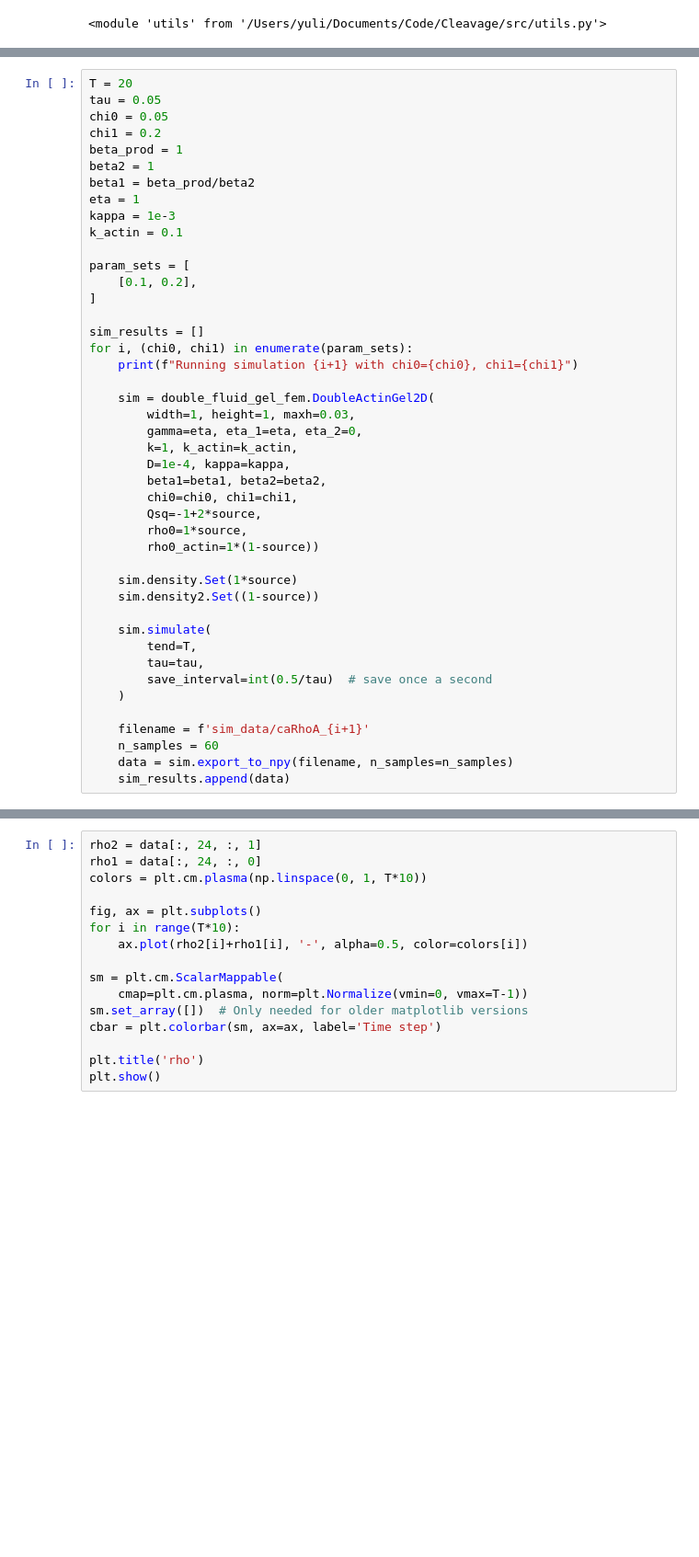
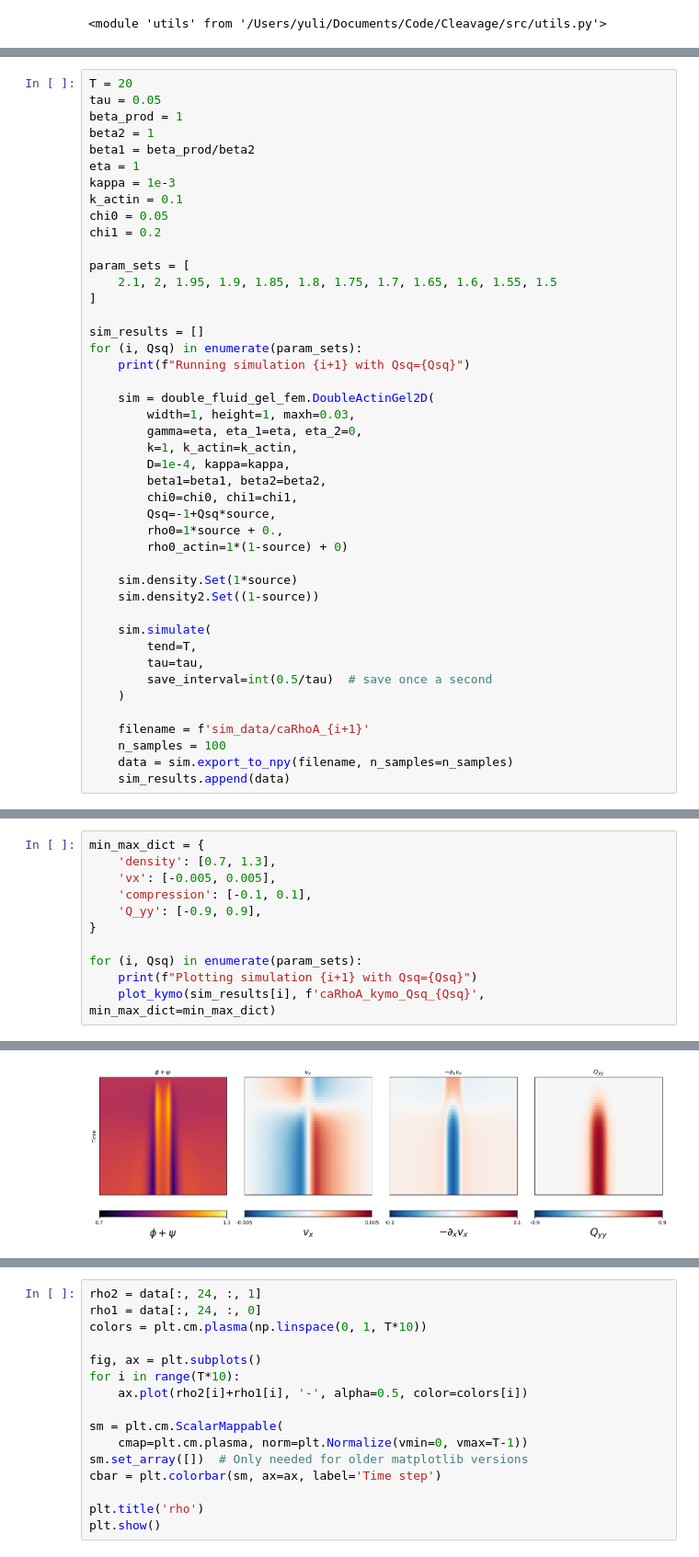
Before and after one commit to Irene-Li/Zebrafish_cleavage, a Jupyter notebook: notebooks/double_actin_gel_carhoA.ipynb, the cells around one changed output, grey strips where cells are left out. Shown at 92% size. Saved outputs shown, nothing was run; the diff lists cells and outputs as text; blank space fills up the shorter version.

```diff
--- a/notebooks/double_actin_gel_carhoA.ipynb
+++ b/notebooks/double_actin_gel_carhoA.ipynb
@@ -38,22 +39,22 @@ def add_cbar(ax, im, vmin, vmax, label):
 # %%
 T = 20
 tau = 0.05
-chi0 = 0.05
-chi1 = 0.2
 beta_prod = 1
 beta2 = 1
 beta1 = beta_prod/beta2
 eta = 1
 kappa = 1e-3
 k_actin = 0.1
+chi0 = 0.05
+chi1 = 0.2
 
 param_sets = [
-    [0.1, 0.2],
+    2.1, 2, 1.95, 1.9, 1.85, 1.8, 1.75, 1.7, 1.65, 1.6, 1.55, 1.5
 ]
 
 sim_results = []
-for i, (chi0, chi1) in enumerate(param_sets):
-    print(f"Running simulation {i+1} with chi0={chi0}, chi1={chi1}")
+for (i, Qsq) in enumerate(param_sets):
+    print(f"Running simulation {i+1} with Qsq={Qsq}")
 
     sim = double_fluid_gel_fem.DoubleActinGel2D(
         width=1, height=1, maxh=0.03,
@@ -62,9 +63,9 @@ for i, (chi0, chi1) in enumerate(param_sets):
         D=1e-4, kappa=kappa,
         beta1=beta1, beta2=beta2,
         chi0=chi0, chi1=chi1,
-        Qsq=-1+2*source,
-        rho0=1*source,
-        rho0_actin=1*(1-source))
+        Qsq=-1+Qsq*source,
+        rho0=1*source + 0.,
+        rho0_actin=1*(1-source) + 0)
 
     sim.density.Set(1*source)
     sim.density2.Set((1-source))
@@ -76,7 +77,7 @@ for i, (chi0, chi1) in enumerate(param_sets):
     )
 
     filename = f'sim_data/caRhoA_{i+1}'
-    n_samples = 60
+    n_samples = 100
     data = sim.export_to_npy(filename, n_samples=n_samples)
     sim_results.append(data)
 # %% [output]
@@ -115,0 +143,12 @@ plt.show()
+# %%
+min_max_dict = {
+    'density': [0.7, 1.3],
+    'vx': [-0.005, 0.005],
+    'compression': [-0.1, 0.1],
+    'Q_yy': [-0.9, 0.9],
+}
+
+for (i, Qsq) in enumerate(param_sets):
+    print(f"Plotting simulation {i+1} with Qsq={Qsq}")
+    plot_kymo(sim_results[i], f'caRhoA_kymo_Qsq_{Qsq}', min_max_dict=min_max_dict)
+# %% [output]
@@ -115,0 +156 @@ plt.show()
+[figure, added]
```
Also changed, not shown: parts of 11 cells of this notebook, 4 other files.
